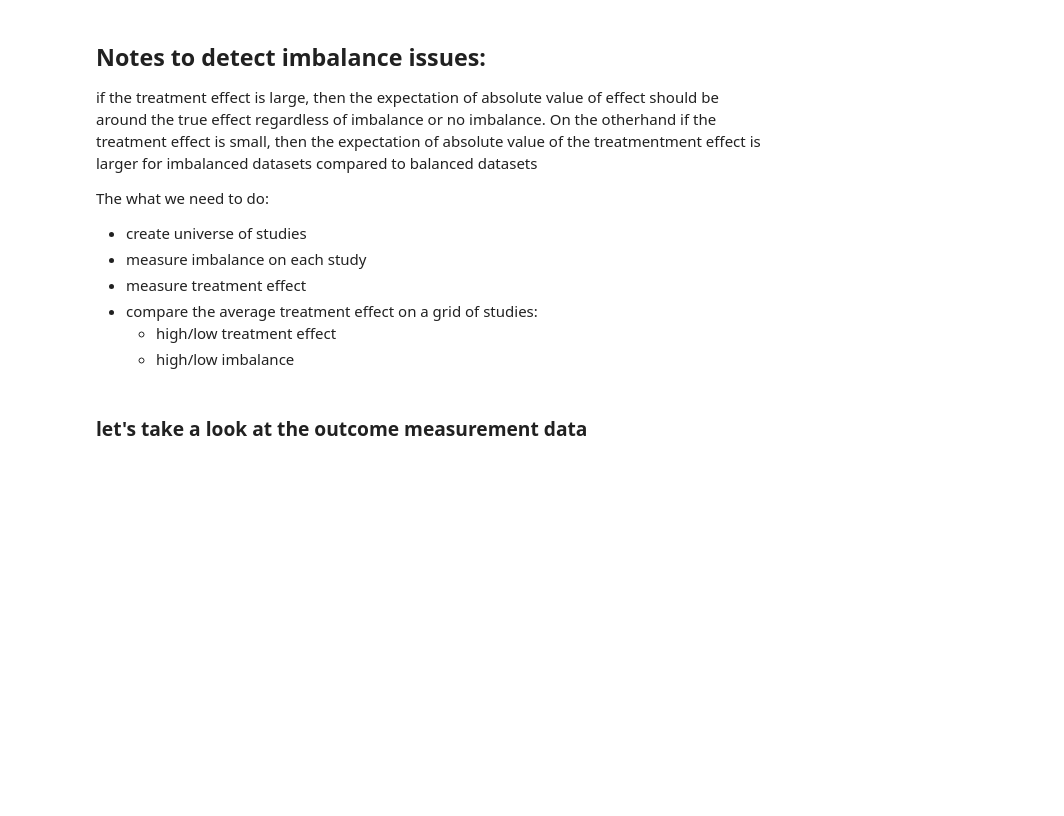
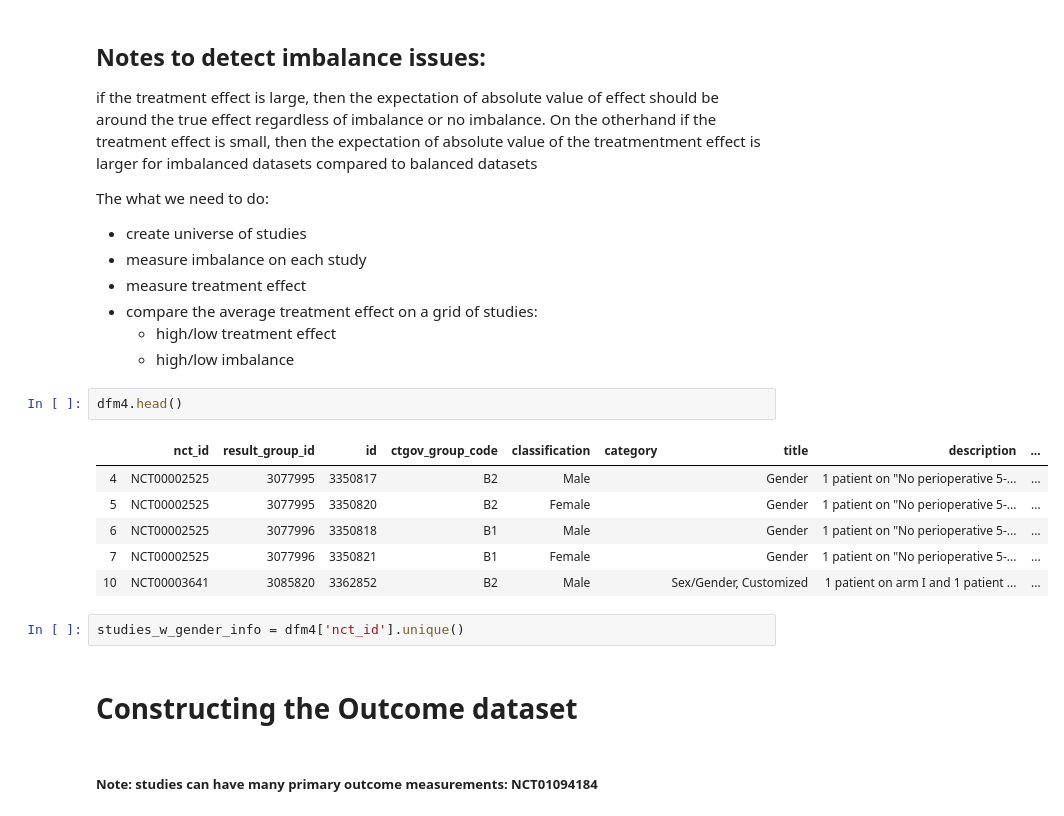
Before and after one commit to sylvaingchassang/trial-explorer, a Jupyter notebook: notebooks/balance/rf_balance_eda.ipynb, the cells around one changed output. Cells and saved outputs as stored; diff of their text form; blank space fills up the shorter version.

```diff
--- a/notebooks/balance/rf_balance_eda.ipynb
+++ b/notebooks/balance/rf_balance_eda.ipynb
@@ -713,5 +750,18 @@ The what we need to do:
 - compare the average treatment effect on a grid of studies:
     - high/low treatment effect
     - high/low imbalance
-# %% [markdown]
-### let's take a look at the outcome measurement data
+# %%
+dfm4.head()
+# %% [output]
+|  | nct_id | result_group_id | id | ctgov_group_code | classification | category | title | description | ... |
+| 4 | NCT00002525 | 3077995 | 3350817 | B2 | Male |  | Gender | 1 patient on "No perioperative 5-... | ... |
+| 5 | NCT00002525 | 3077995 | 3350820 | B2 | Female |  | Gender | 1 patient on "No perioperative 5-... | ... |
+| 6 | NCT00002525 | 3077996 | 3350818 | B1 | Male |  | Gender | 1 patient on "No perioperative 5-... | ... |
+| 7 | NCT00002525 | 3077996 | 3350821 | B1 | Female |  | Gender | 1 patient on "No perioperative 5-... | ... |
+| 10 | NCT00003641 | 3085820 | 3362852 | B2 | Male |  | Sex/Gender, Customized | 1 patient on arm I and 1 patient ... | ... |
+# %%
+studies_w_gender_info = dfm4['nct_id'].unique()
+# %% [markdown]
+# Constructing the Outcome dataset
+# %% [markdown]
+##### Note: studies can have many primary outcome measurements: NCT01094184
```
Also changed, not shown: parts of 34 cells of this notebook, 2 other files.
